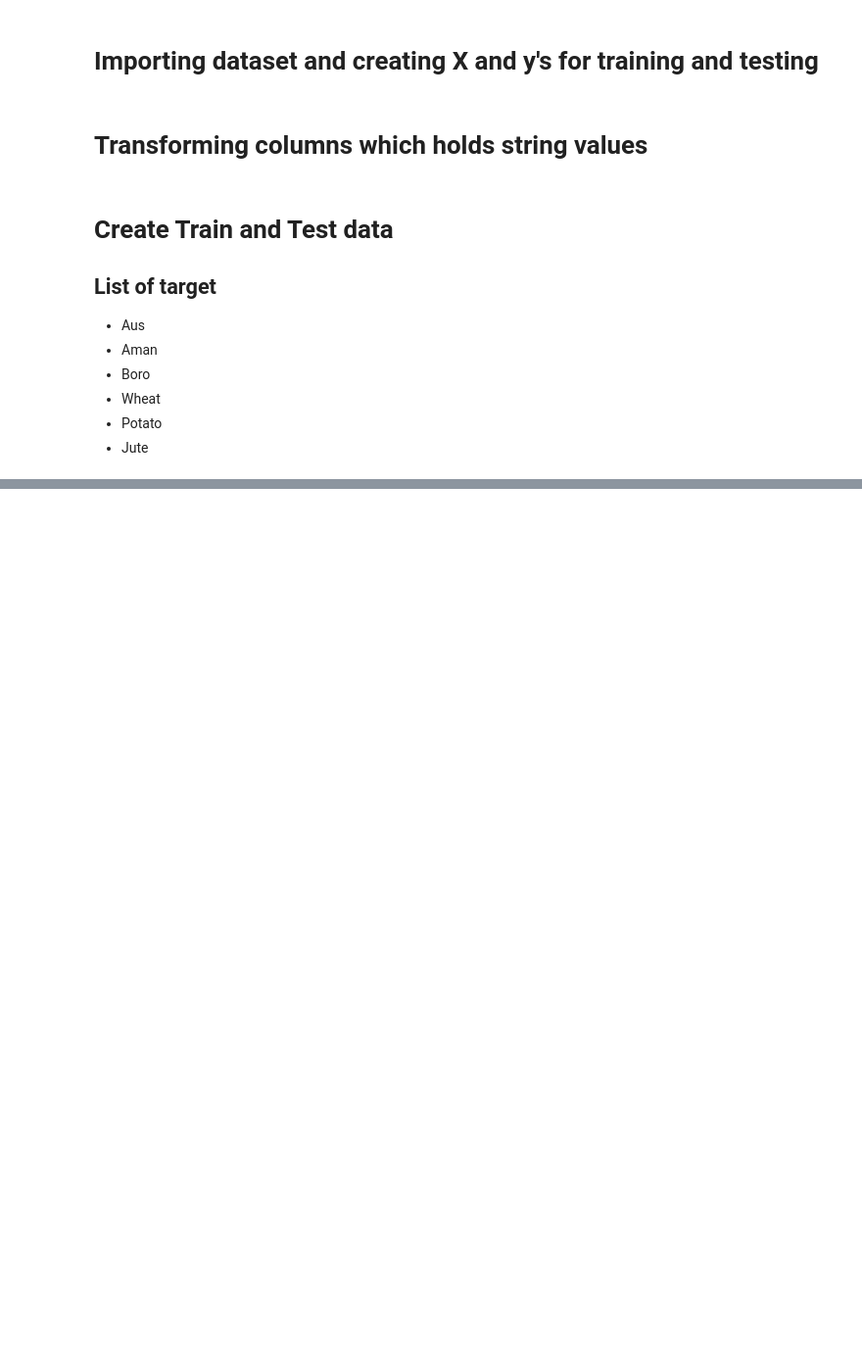
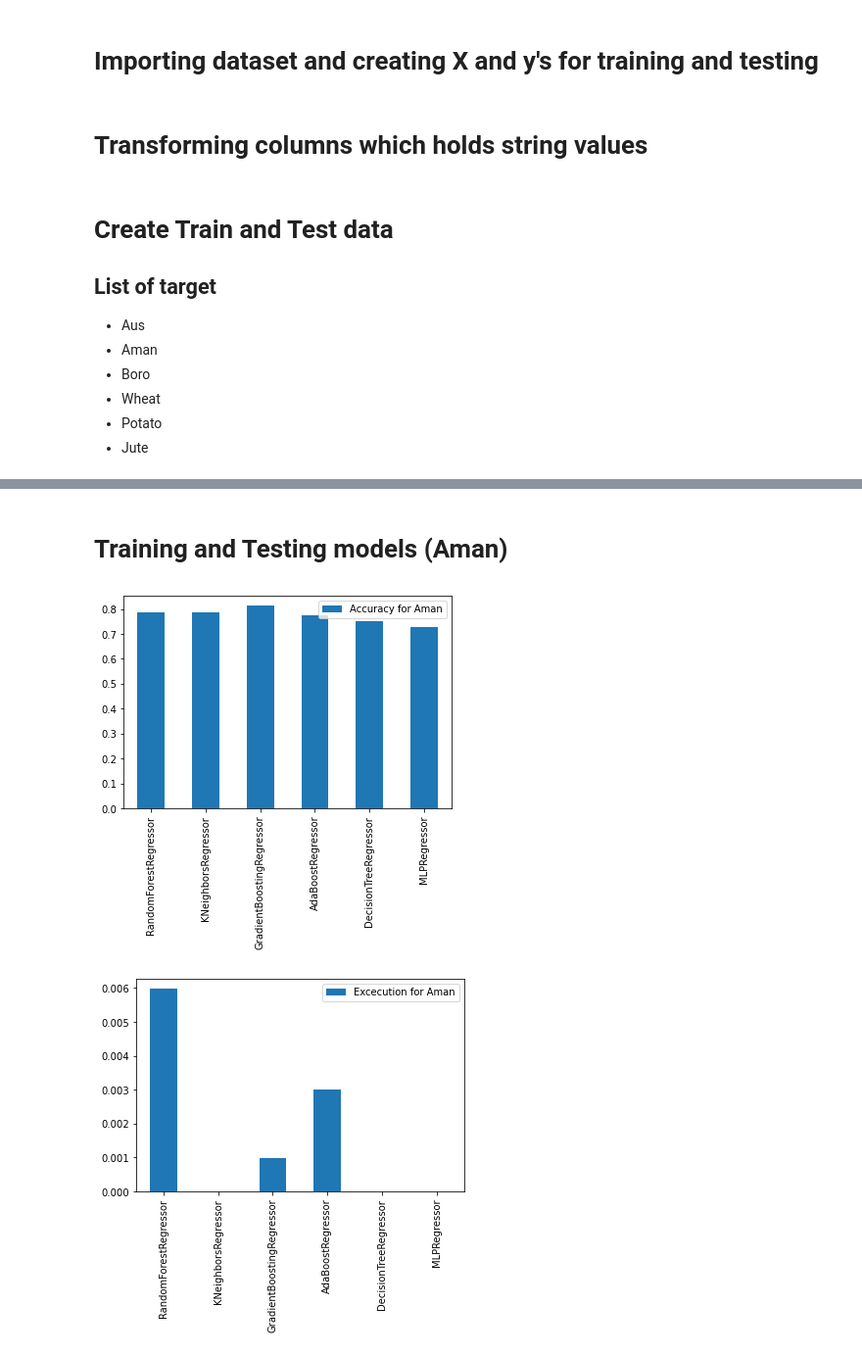
Before and after one commit to ashraful997/MyJupyter, a Jupyter notebook: Thesis-works.ipynb, the cells around one changed output, grey strips where cells are left out. Shown at 98% size. Saved outputs shown, nothing was run; the diff lists cells and outputs as text; code cells hidden in the pictures; blank space fills up the shorter version.

```diff
--- a/Thesis-works.ipynb
+++ b/Thesis-works.ipynb
@@ -118,11 +107,0 @@ dataframe_results_of_exec.plot.bar();
-# %%
-np.random.seed(3)
-
-for model_name, model in models.items():
-    model.fit(aman_X_train, aman_y_train)
-    results_for_aman[model_name] = model.score(aman_X_test, aman_y_test)
-
-dataframe_of_aman_accuracy_result = pd.DataFrame(results_for_aman.values(),
-                          results_for_aman.keys(),
-                          columns=["Accuracy for Aman"])
-dataframe_of_aman_accuracy_result.plot.bar();
@@ -181,0 +137,13 @@ dataframe_of_jute_accuracy_result.plot.bar();
+# %% [markdown]
+# Training and Testing models (Aman)
+# %%
+trainTestEx(models, aman_X_train, aman_X_test, aman_y_train, aman_y_test)
+
+accuracyDataFrame(results_for_aman, "Aman")
+
+#something
+
+executionDataFrame(exec_time_for_aman, "Aman")
+# %% [output]
+[figure, added]
+[figure, added]
```
Also changed, not shown: parts of 23 cells of this notebook.
